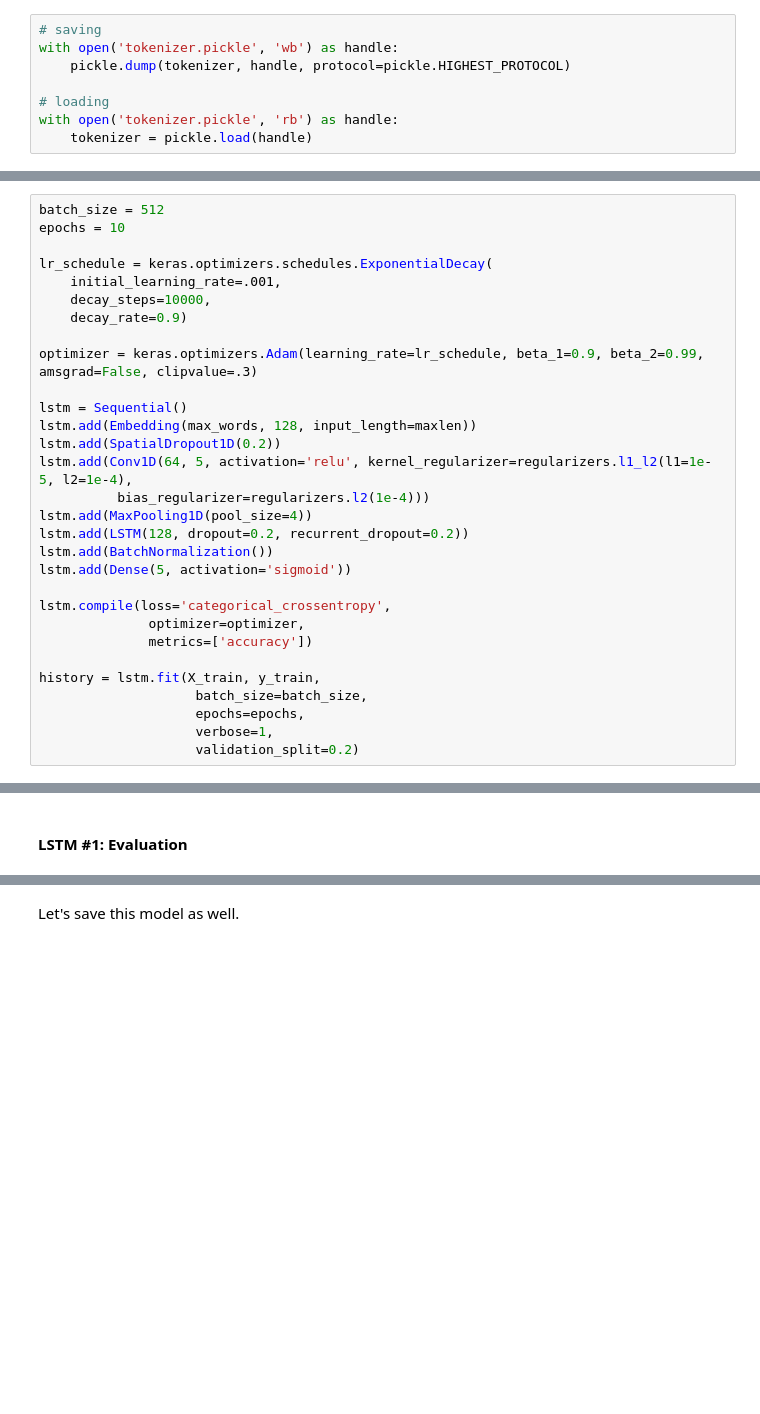
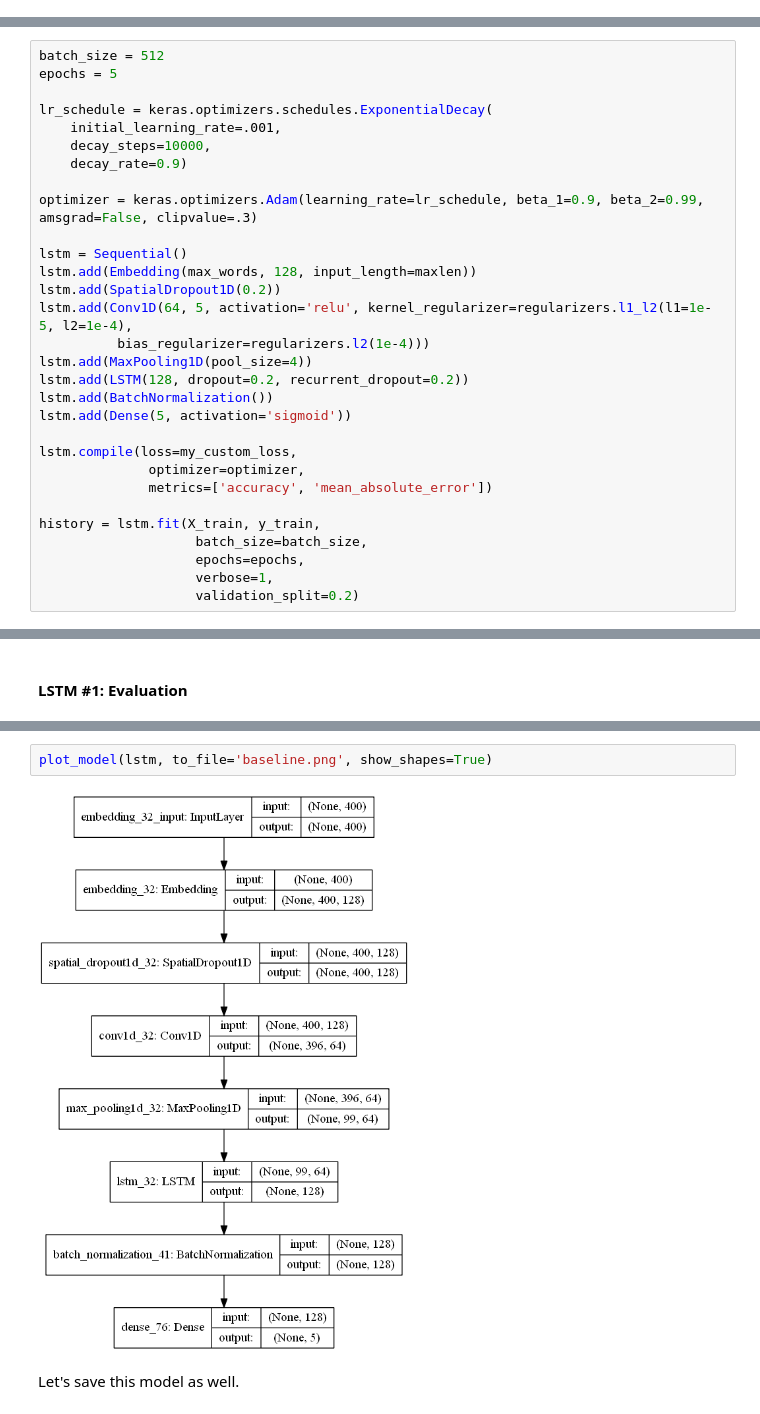
Before and after one commit to tanveed/team-t, a Jupyter notebook: NLP Yelp.ipynb, the cells around one changed output, grey strips where cells are left out. Drawn from its saved outputs; the diff is of its cells as text; blank space fills up the shorter version.

```diff
--- a/NLP Yelp.ipynb
+++ b/NLP Yelp.ipynb
@@ -183,11 +250,3 @@ Let's save the tokenizer as well for our test submission file script.
-# %%
-# saving
-with open('tokenizer.pickle', 'wb') as handle:
-    pickle.dump(tokenizer, handle, protocol=pickle.HIGHEST_PROTOCOL)
-
-# loading
-with open('tokenizer.pickle', 'rb') as handle:
-    tokenizer = pickle.load(handle)
 # %% [markdown]
 Here, we are computing a single model, but in future we will optimize on several parameters, listed below
 * Batch size
@@ -338,7 +471,7 @@ X_test = pad_sequences(X_test, maxlen=maxlen)
 #### LSTM #1
 # %%
 batch_size = 512
-epochs = 10
+epochs = 5
 
 lr_schedule = keras.optimizers.schedules.ExponentialDecay(
     initial_learning_rate=.001,
@@ -357,9 +490,9 @@ lstm.add(LSTM(128, dropout=0.2, recurrent_dropout=0.2))
 lstm.add(BatchNormalization())
 lstm.add(Dense(5, activation='sigmoid'))
 
-lstm.compile(loss='categorical_crossentropy',
+lstm.compile(loss=my_custom_loss,
               optimizer=optimizer,
-              metrics=['accuracy'])
+              metrics=['accuracy', 'mean_absolute_error'])
 
 history = lstm.fit(X_train, y_train,
                     batch_size=batch_size,
@@ -389,2 +600,6 @@ plt.show()
+# %%
+plot_model(lstm, to_file='baseline.png', show_shapes=True)
+# %% [output]
+[figure, added]
 # %% [markdown]
 Let's save this model as well.
```
Also changed, not shown: parts of 81 cells of this notebook, 13 other files.
